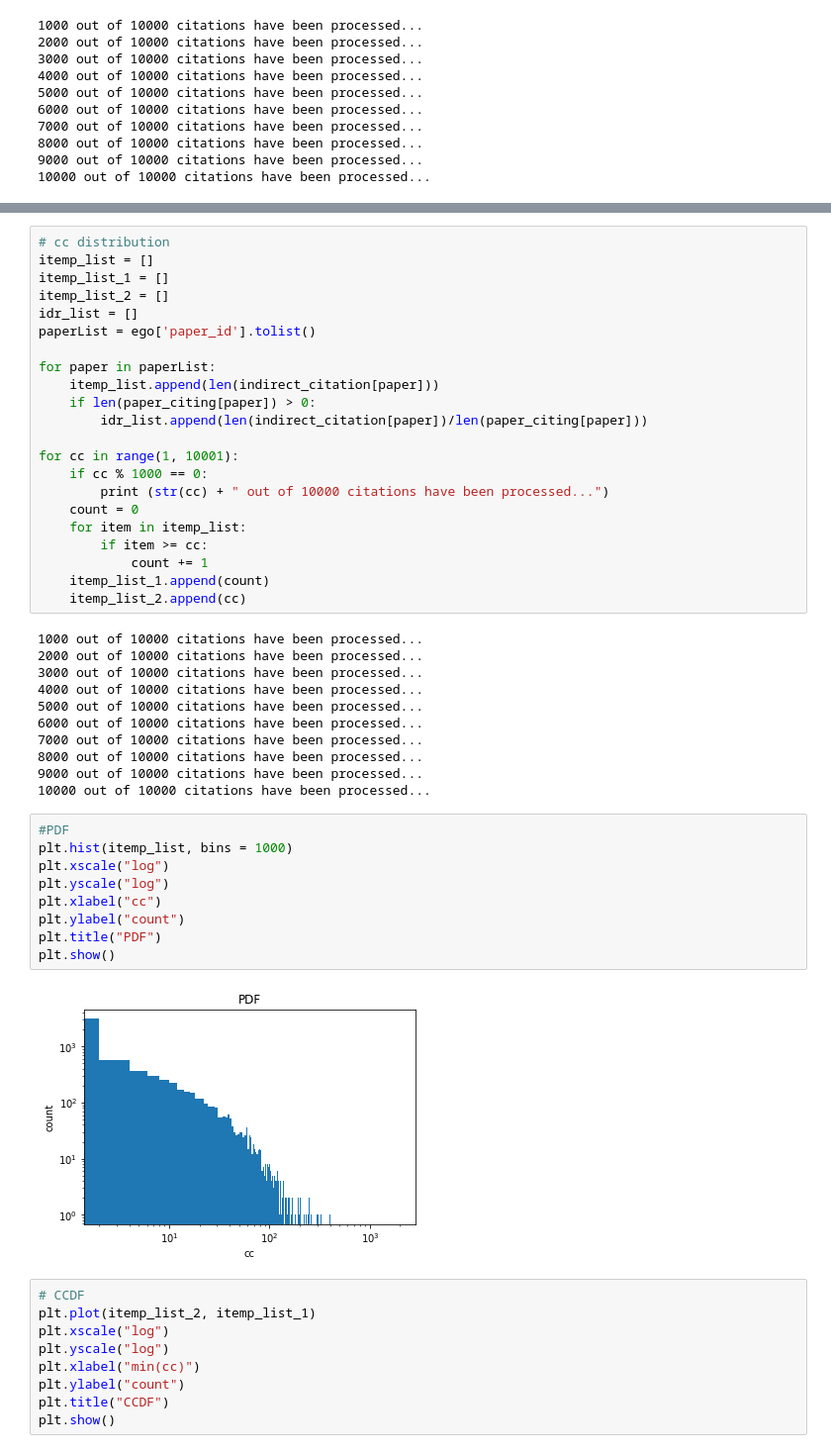
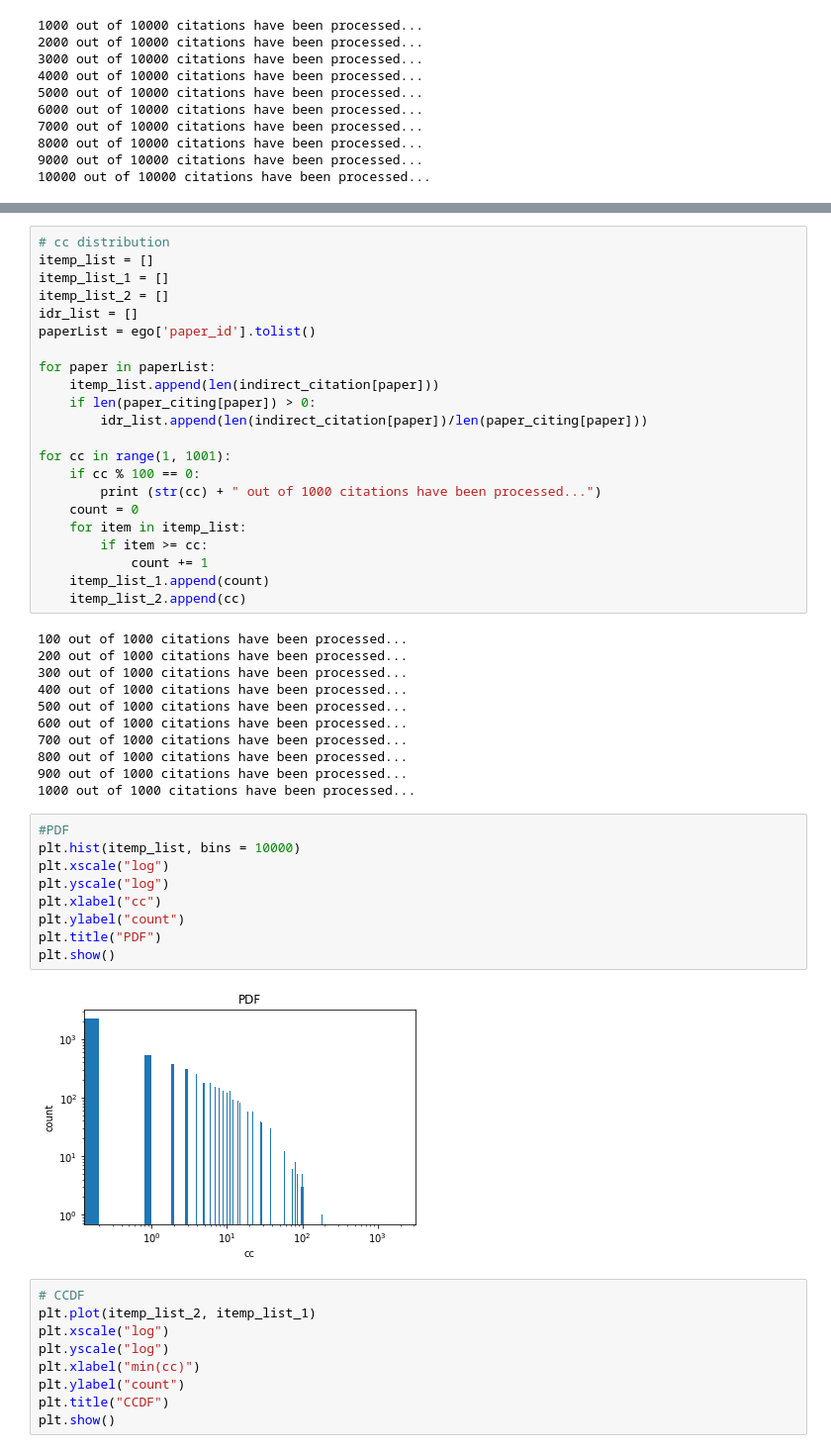
Before and after one commit to iuni-cadre/BetaDemoCode, a Jupyter notebook: demo_04.ipynb, the cells around one changed output, grey strips where cells are left out. Shown at 99% size. Drawn from its saved outputs; the diff is of its cells as text.

```diff
--- a/demo_04.ipynb
+++ b/demo_04.ipynb
@@ -175,9 +177,9 @@ for paper in paperList:
     if len(paper_citing[paper]) > 0:
         idr_list.append(len(indirect_citation[paper])/len(paper_citing[paper]))
 
-for cc in range(1, 10001):
-    if cc % 1000 == 0:
-        print (str(cc) + " out of 10000 citations have been processed...")
+for cc in range(1, 1001):
+    if cc % 100 == 0:
+        print (str(cc) + " out of 1000 citations have been processed...")
     count = 0
     for item in itemp_list:
         if item >= cc:
@@ -185,27 +187,27 @@ for cc in range(1, 10001):
     itemp_list_1.append(count)
     itemp_list_2.append(cc)
 # %% [output]
-1000 out of 10000 citations have been processed...
-2000 out of 10000 citations have been processed...
-3000 out of 10000 citations have been processed...
-4000 out of 10000 citations have been processed...
-5000 out of 10000 citations have been processed...
-6000 out of 10000 citations have been processed...
-7000 out of 10000 citations have been processed...
-8000 out of 10000 citations have been processed...
-9000 out of 10000 citations have been processed...
-10000 out of 10000 citations have been processed...
+100 out of 1000 citations have been processed...
+200 out of 1000 citations have been processed...
+300 out of 1000 citations have been processed...
+400 out of 1000 citations have been processed...
+500 out of 1000 citations have been processed...
+600 out of 1000 citations have been processed...
+700 out of 1000 citations have been processed...
+800 out of 1000 citations have been processed...
+900 out of 1000 citations have been processed...
+1000 out of 1000 citations have been processed...
 # %%
 #PDF
-plt.hist(itemp_list, bins = 1000)
+plt.hist(itemp_list, bins = 10000)
 plt.xscale("log")
 plt.yscale("log")
 plt.xlabel("cc")
 plt.ylabel("count")
 plt.title("PDF")
 plt.show()
 # %% [output]
-[figure, old version]
+[figure, new version]
 # %%
 # CCDF
 plt.plot(itemp_list_2, itemp_list_1)
```
Also changed, not shown: parts of 4 cells of this notebook.
